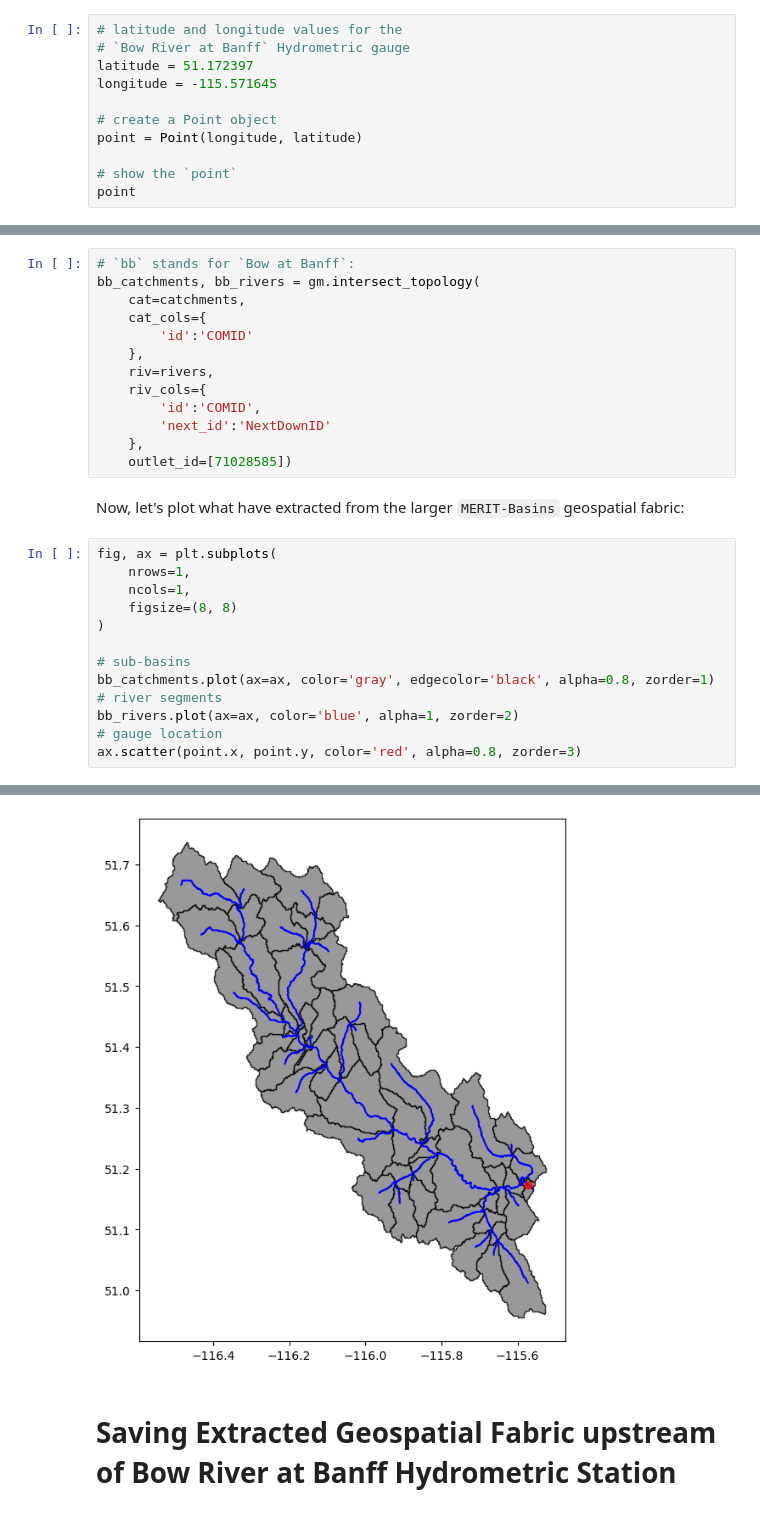
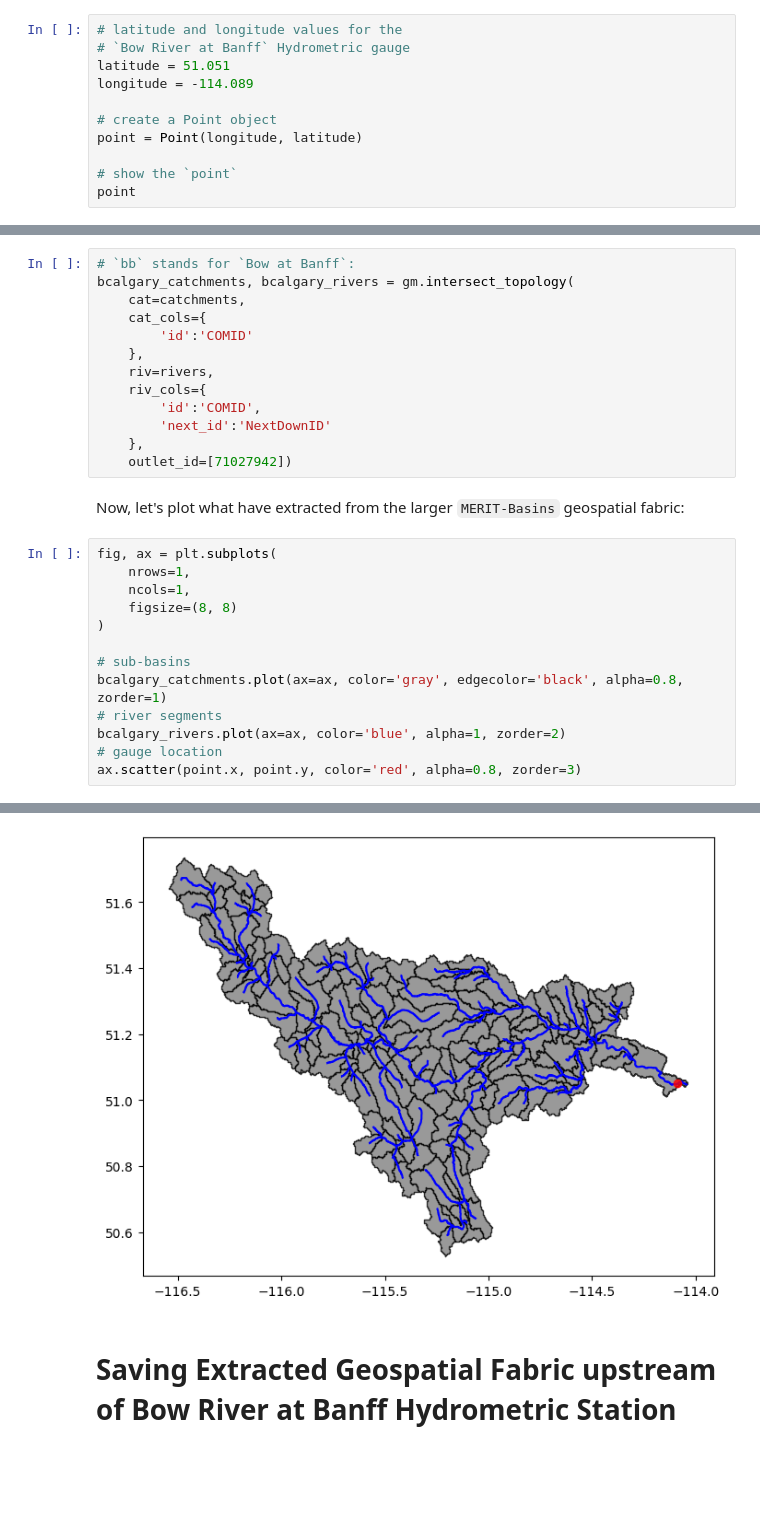
Before and after one commit to CH-Earth/community-modelling-workflow-training, a Jupyter notebook: 1-geofabric/pre-process-geospatial-fabric.ipynb, the cells around one changed output, grey strips where cells are left out. Drawn from its saved outputs; the diff is of its cells as text; blank space fills up the shorter version.

```diff
--- a/1-geofabric/pre-process-geospatial-fabric.ipynb
+++ b/1-geofabric/pre-process-geospatial-fabric.ipynb
@@ -181,8 +182,8 @@ Based on the information provided earlier, the latitude and longitude of this hy
 # %%
 # latitude and longitude values for the
 # `Bow River at Banff` Hydrometric gauge
-latitude = 51.172397
-longitude = -115.571645
+latitude = 51.051
+longitude = -114.089
 
 # create a Point object
 point = Point(longitude, latitude)
@@ -209,6 +210,6 @@ We may proceed by using the `intersect_topology` to extract whatever located ups
 # %%
 # `bb` stands for `Bow at Banff`:
-bb_catchments, bb_rivers = gm.intersect_topology(
+bcalgary_catchments, bcalgary_rivers = gm.intersect_topology(
     cat=catchments,
     cat_cols={
         'id':'COMID'
@@ -218,25 +219,25 @@ bb_catchments, bb_rivers = gm.intersect_topology(
         'id':'COMID',
         'next_id':'NextDownID'
     },
-    outlet_id=[71028585])
+    outlet_id=[71027942])
 # %% [markdown]
 Now, let's plot what have extracted from the larger `MERIT-Basins` geospatial fabric:
 # %%
 fig, ax = plt.subplots(
     nrows=1,
     ncols=1,
     figsize=(8, 8)
 )
 
 # sub-basins
-bb_catchments.plot(ax=ax, color='gray', edgecolor='black', alpha=0.8, zorder=1)
+bcalgary_catchments.plot(ax=ax, color='gray', edgecolor='black', alpha=0.8, zorder=1)
 # river segments
-bb_rivers.plot(ax=ax, color='blue', alpha=1, zorder=2)
+bcalgary_rivers.plot(ax=ax, color='blue', alpha=1, zorder=2)
 # gauge location
 ax.scatter(point.x, point.y, color='red', alpha=0.8, zorder=3)
 # %% [output]
 <matplotlib.collections.PathCollection at 0x...>
-[figure, old version]
+[figure, new version]
 # %% [markdown]
 # Saving Extracted Geospatial Fabric upstream of Bow River at Banff Hydrometric Station
 # %%
```
Also changed, not shown: parts of 19 cells of this notebook, 21 other files.
